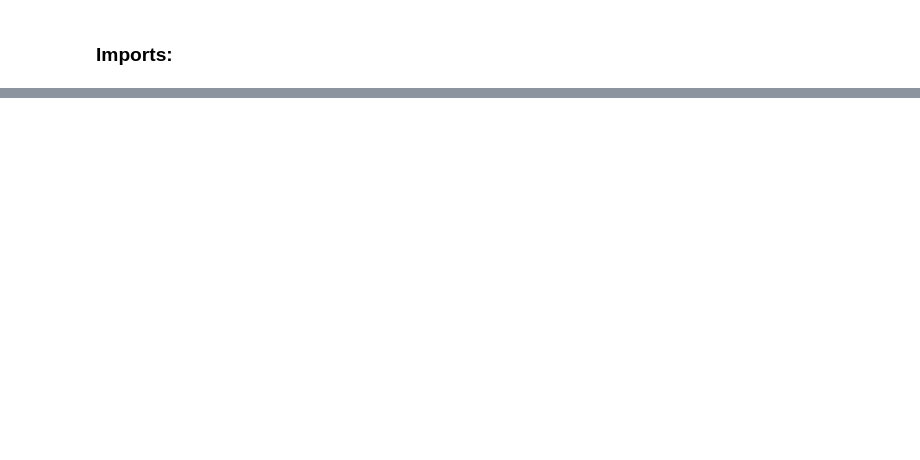
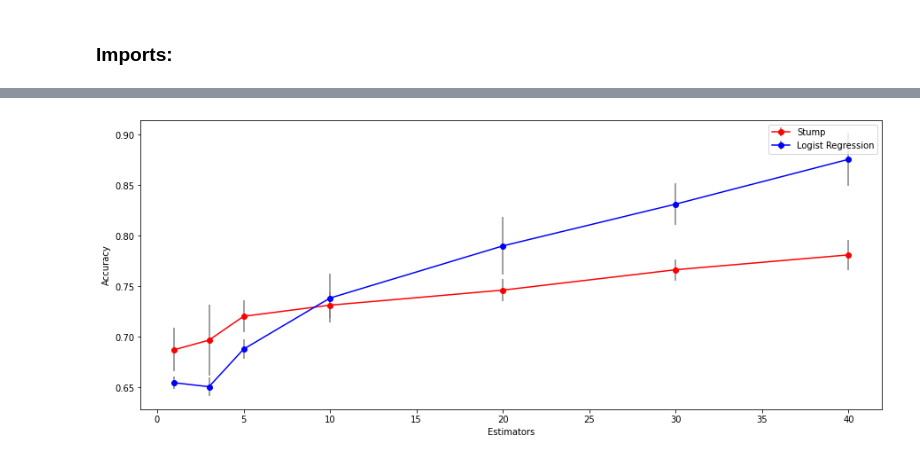
Before and after one commit to g-bordoni/Adaboost, a Jupyter notebook: classifier-analysis.ipynb, the cells around one changed output, grey strips where cells are left out. Drawn from its saved outputs; the diff is of its cells as text; code cells hidden in the pictures; blank space fills up the shorter version.

```diff
--- a/classifier-analysis.ipynb
+++ b/classifier-analysis.ipynb
@@ -84,0 +140,33 @@ def cross_validation_score(model: Any, features_partitions: List[list], labels_p
+# %%
+n_estimators_to_test = [1, 3, 5, 10, 20, 30, 40]
+
+# Realizando o experimento para o stump
+stump_accuracy = list()
+stump_error = list()
+for n in n_estimators_to_test:
+  accuracy, error = cross_validation_score(MyAdaboostClassifier(n_estimators=n, classifier_model='stump'),
+                                           features_partitions, labels_partitions)
+  stump_accuracy.append(accuracy)
+  stump_error.append(error)
+
+# Realizando o experimento para a regressao logistica
+l_regression_accuracy = list()
+l_regression_error = list()
+for n in n_estimators_to_test:
+  accuracy, error = cross_validation_score(MyAdaboostClassifier(n_estimators=n, classifier_model='weak-logistic-regression'),
+                                           features_partitions, labels_partitions)
+  l_regression_accuracy.append(accuracy)
+  l_regression_error.append(error)
+
+# Plotando os resultados
+plt.figure(figsize=(15, 6))
+plt.errorbar(x=n_estimators_to_test, y=stump_accuracy, yerr=stump_error,
+             fmt='-o', color='r', ecolor='gray', label='Stump')
+plt.errorbar(x=n_estimators_to_test, y=l_regression_accuracy, yerr=l_regression_error,
+             fmt='-o', color='b', ecolor='gray',label='Logist Regression')
+plt.xlabel('Estimators')
+plt.ylabel('Accuracy')
+plt.legend()
+plt.show()
+# %% [output]
+[figure, added]
```
Also changed, not shown: parts of 13 cells of this notebook, 3 other files.
